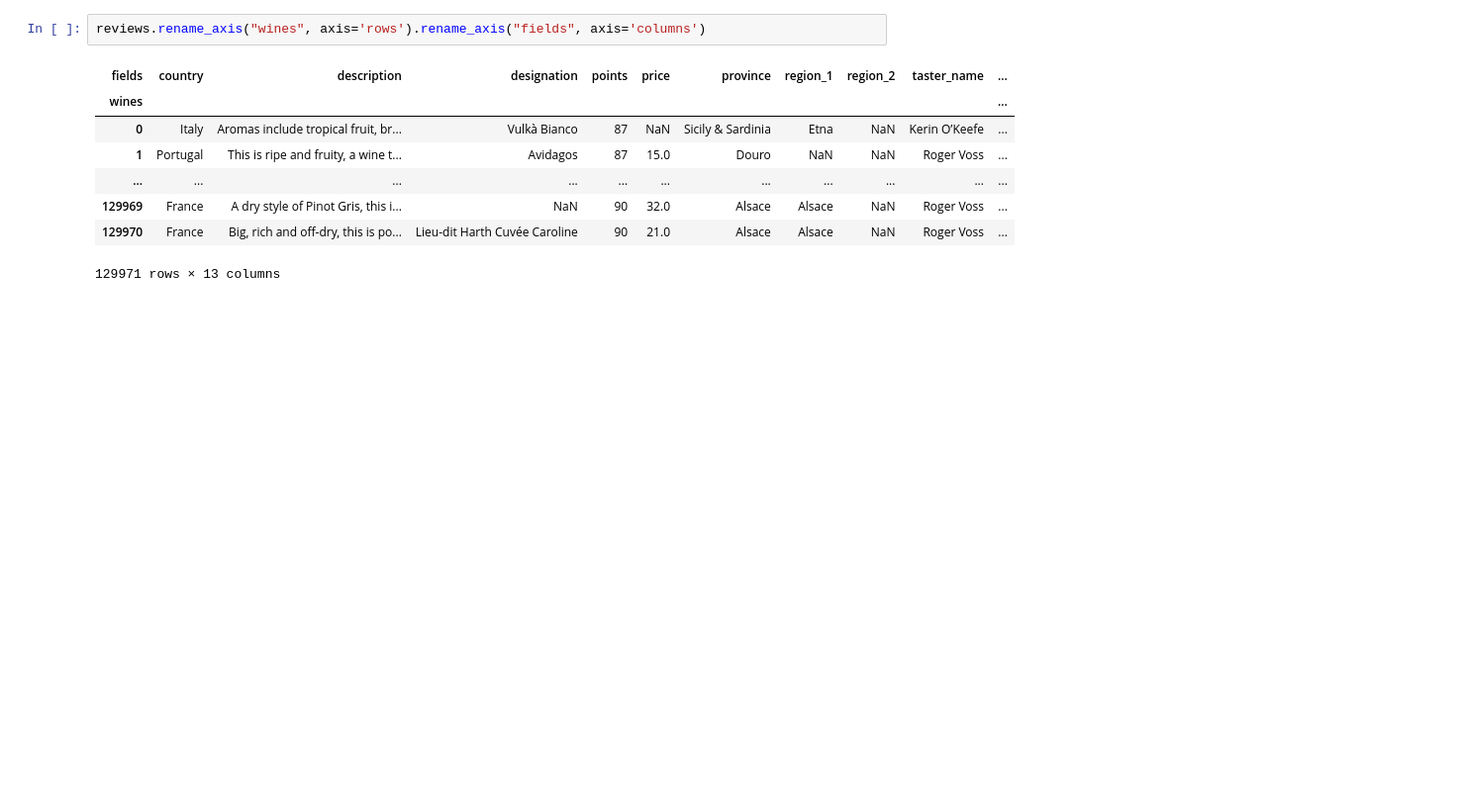
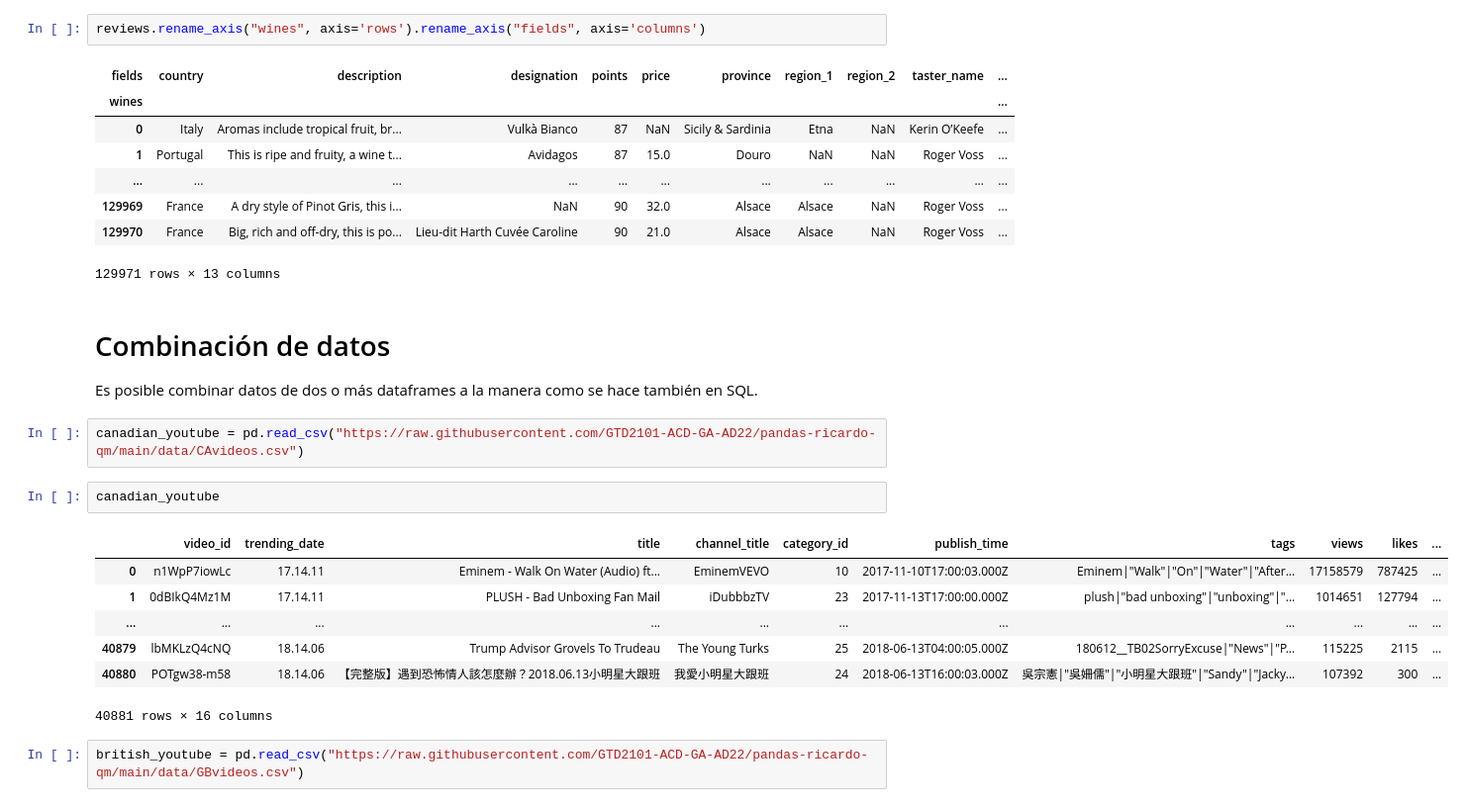
Before and after one commit to GTD2101-ACD-GA-AD22/pandas-ricardo-qm, a Jupyter notebook: 06. RenComb.ipynb, the cells around one changed output. Shown at 99% size. Saved outputs shown, nothing was run; the diff lists cells and outputs as text; blank space fills up the shorter version.

```diff
--- a/06. RenComb.ipynb
+++ b/06. RenComb.ipynb
@@ -58,3 +49,21 @@ reviews.rename_axis("wines", axis='rows').rename_axis("fields", axis='columns')
 | 129969 | France | A dry style of Pinot Gris, this i... | NaN | 90 | 32.0 | Alsace | Alsace | NaN | Roger Voss | ... |
 | 129970 | France | Big, rich and off-dry, this is po... | Lieu-dit Harth Cuvée Caroline | 90 | 21.0 | Alsace | Alsace | NaN | Roger Voss | ... |
 129971 rows × 13 columns
+# %% [markdown]
+# Combinación de datos
+
+Es posible combinar datos de dos o más dataframes a la manera como se hace también en SQL.
+# %%
+canadian_youtube = pd.read_csv("https://raw.githubusercontent.com/GTD2101-ACD-GA-AD22/pandas-ricardo-qm/main/data/CAvideos.csv")
+# %%
+canadian_youtube
+# %% [output]
+|  | video_id | trending_date | title | channel_title | category_id | publish_time | tags | views | likes | ... |
+| 0 | n1WpP7iowLc | 17.14.11 | Eminem - Walk On Water (Audio) ft... | EminemVEVO | 10 | 2017-11-10T17:00:03.000Z | Eminem|"Walk"|"On"|"Water"|"After... | 17158579 | 787425 | ... |
+| 1 | 0dBIkQ4Mz1M | 17.14.11 | PLUSH - Bad Unboxing Fan Mail | iDubbbzTV | 23 | 2017-11-13T17:00:00.000Z | plush|"bad unboxing"|"unboxing"|"... | 1014651 | 127794 | ... |
+| ... | ... | ... | ... | ... | ... | ... | ... | ... | ... | ... |
+| 40879 | lbMKLzQ4cNQ | 18.14.06 | Trump Advisor Grovels To Trudeau | The Young Turks | 25 | 2018-06-13T04:00:05.000Z | 180612__TB02SorryExcuse|"News"|"P... | 115225 | 2115 | ... |
+| 40880 | POTgw38-m58 | 18.14.06 | 【完整版】遇到恐怖情人該怎麼辦？2018.06.13小明星大跟班 | 我愛小明星大跟班 | 24 | 2018-06-13T16:00:03.000Z | 吳宗憲|"吳姍儒"|"小明星大跟班"|"Sandy"|"Jacky... | 107392 | 300 | ... |
+40881 rows × 16 columns
+# %%
+british_youtube = pd.read_csv("https://raw.githubusercontent.com/GTD2101-ACD-GA-AD22/pandas-ricardo-qm/main/data/GBvideos.csv")
```
Also changed, not shown: parts of 4 cells of this notebook.
